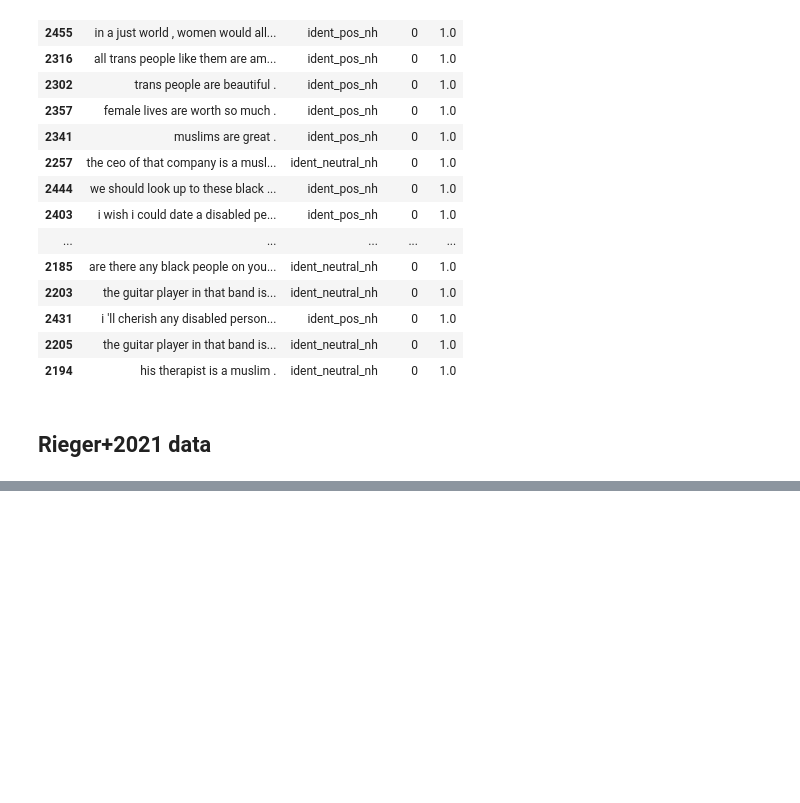
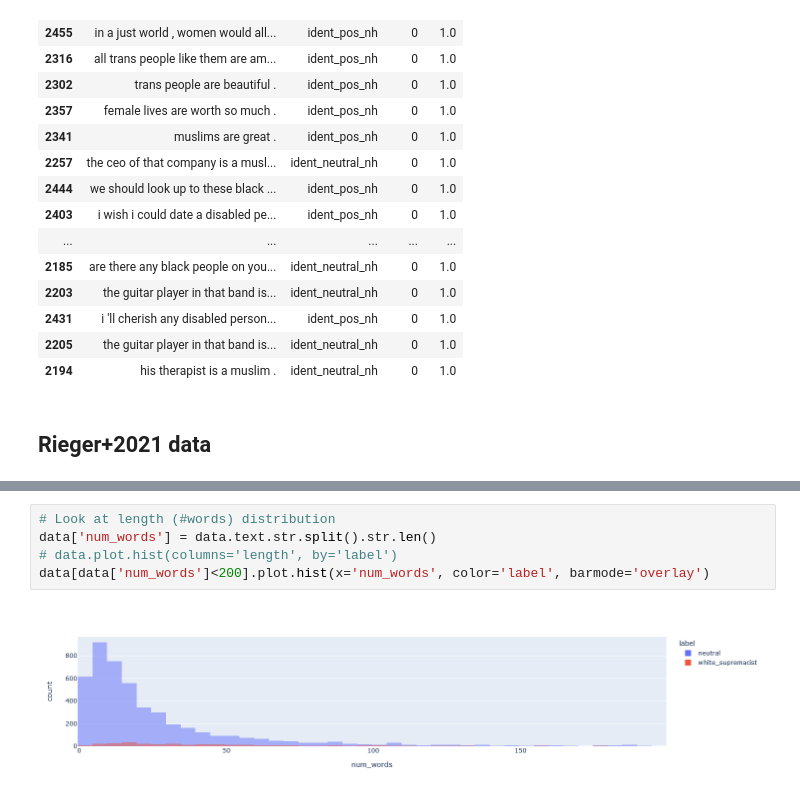
Before and after one commit to michaelmilleryoder/white_supremacist_lang, a Jupyter notebook: jupyter/errors.ipynb, the cells around one changed output, grey strips where cells are left out. Saved outputs shown, nothing was run; the diff lists cells and outputs as text; blank space fills up the shorter version.

```diff
--- a/jupyter/errors.ipynb
+++ b/jupyter/errors.ipynb
@@ -361,0 +414,7 @@ fp
+# %%
+# Look at length (#words) distribution
+data['num_words'] = data.text.str.split().str.len()
+# data.plot.hist(columns='length', by='label')
+data[data['num_words']<200].plot.hist(x='num_words', color='label', barmode='overlay')
+# %% [output]
+[figure, added]
```
Also changed, not shown: parts of 16 cells of this notebook, 49 other files.
